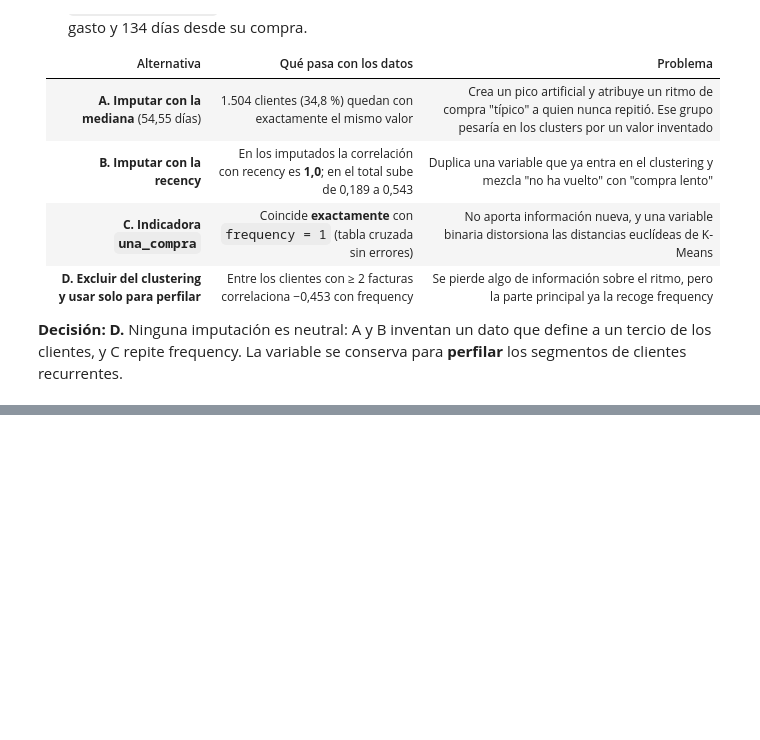
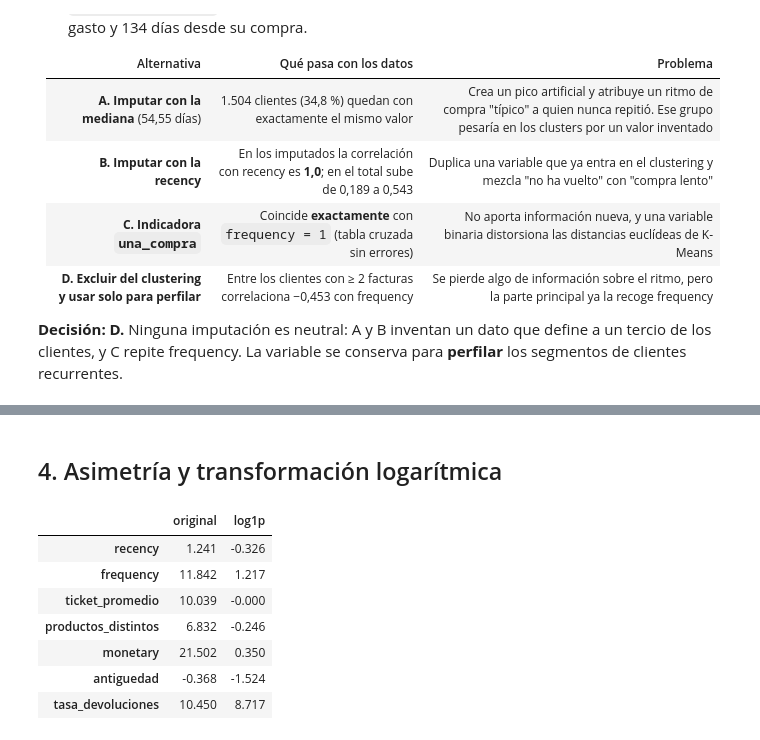
Before and after one commit to Andres766/proeyecto-mineria-de-datos, a Jupyter notebook: notebooks/02_features.ipynb, the cells around one changed output, grey strips where cells are left out. Drawn from its saved outputs; the diff is of its cells as text; code cells hidden in the pictures; blank space fills up the shorter version.

```diff
--- a/notebooks/02_features.ipynb
+++ b/notebooks/02_features.ipynb
@@ -188,0 +282,14 @@ repite frequency. La variable se conserva para **perfilar** los segmentos de cli
+# %% [markdown]
+## 4. Asimetría y transformación logarítmica
+# %%
+asimetria = pd.DataFrame({"original": numericas.skew(), "log1p": np.log1p(numericas).skew()})
+asimetria.loc[VARIABLES_CLUSTERING + ["monetary", "antiguedad", "tasa_devoluciones"]]
+# %% [output]
+|  | original | log1p |
+| recency | 1.241 | -0.326 |
+| frequency | 11.842 | 1.217 |
+| ticket_promedio | 10.039 | -0.000 |
+| productos_distintos | 6.832 | -0.246 |
+| monetary | 21.502 | 0.350 |
+| antiguedad | -0.368 | -1.524 |
+| tasa_devoluciones | 10.450 | 8.717 |
```
Also changed, not shown: parts of 10 cells of this notebook.
